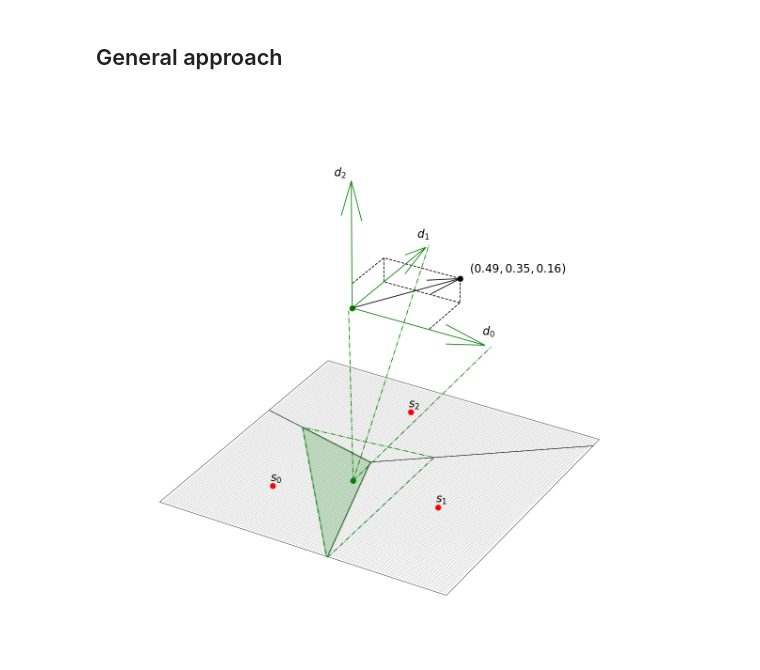
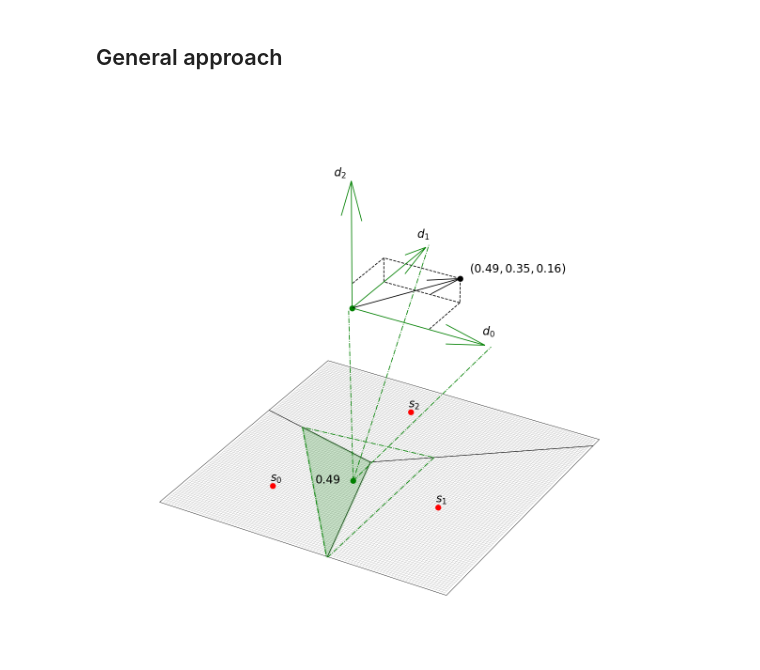
Before and after one commit to simoninireland/sensor-placement, a Jupyter notebook: diagrams.ipynb, the cells around one changed output. Cells and saved outputs as stored; diff of their text form; code cells hidden in the pictures.

```diff
--- a/diagrams.ipynb
+++ b/diagrams.ipynb
@@ -116,6 +116,7 @@ ax.add_collection3d(poly)
 
 # annotate overlap with its weight
 x, y = chosen.centroid.coords.xy
+ax.text(x[0] - 2 * db, y[0] - 2 * db, 0.0, '{dw:.2f}'.format(dw=w[ci]), fontsize='xx-small')
 
 # draw and label vector space axes
 iz = 0.65
@@ -126,31 +127,31 @@ ax.quiver(ix, iy, iz, 0.0, dx, 0.0, color='g', linewidth=0.4)
 ax.quiver(ix, iy, iz, 0.0, 0.0, dx, color='g', linewidth=0.4)
 ax.text(ix + dx - db, iy + db, iz + db, '$d_0$', fontsize='xx-small')
 ax.text(ix - db, iy + dx - db, iz + 2 * db, '$d_1$', fontsize='xx-small')
 ax.text(ix - 3 * db, iy, iz + dx, '$d_2$', fontsize='xx-small')
 
 # explode interpolation point to axes
 ax.plot(ix, iy, 0.0, marker='o', color='g', markersize=2)
 ax.plot([ix, ix], [iy, iy - db], [0.0, iz], color='g', linestyle='-.', linewidth=0.4)
 ax.plot([ix, ix + dx + db], [iy, iy], [0.0, iz], color='g', linestyle='-.', linewidth=0.4)
 ax.plot([ix, ix], [iy, iy + dx + db], [0.0, iz], color='g', linestyle='-.', linewidth=0.4)
 
 # draw weight covector
 dw = 1.2 * dx
 wx, wy, wz = ix + w[0] * dw, iy + w[1] * dw, iz + w[2] * dw
 ax.quiver(ix, iy, iz, w[0] * dw, w[1] * dw, w[2] * dw, color='k', linewidth=0.4)
 ax.plot(wx, wy, wz, marker='o', color='k', markersize=2)
 ax.text(wx + db, wy + db, wz + db,
        '$({wx:.2f}, {wy:.2f}, {wz:.2f})$'.format(wx=w[0], wy = w[1], wz=w[2]), fontsize='xx-small')
 
 # draw lines from covector to axes
 ax.plot([wx, ix], [wy, wy], [wz, wz], color='k', linestyle='--', linewidth=0.4)
 ax.plot([ix, ix], [wy, iy], [wz, wz], color='k', linestyle='--', linewidth=0.4)
 ax.plot([ix, ix], [wy, wy], [wz, iz], color='k', linestyle='--', linewidth=0.4)
 ax.plot([wx, wx], [wy, wy], [wz, iz], color='k', linestyle='--', linewidth=0.4)
 ax.plot([wx, wx], [wy, iy], [iz, iz], color='k', linestyle='--', linewidth=0.4)
 ax.plot([wx, ix], [wy, wy], [iz, iz], color='k', linestyle='--', linewidth=0.4)
 
 plt.savefig('diagrams/interpolation-vector-space.png')
 _ = plt.show()
 # %% [output]
-[figure, old version]
+[figure, new version]
```
